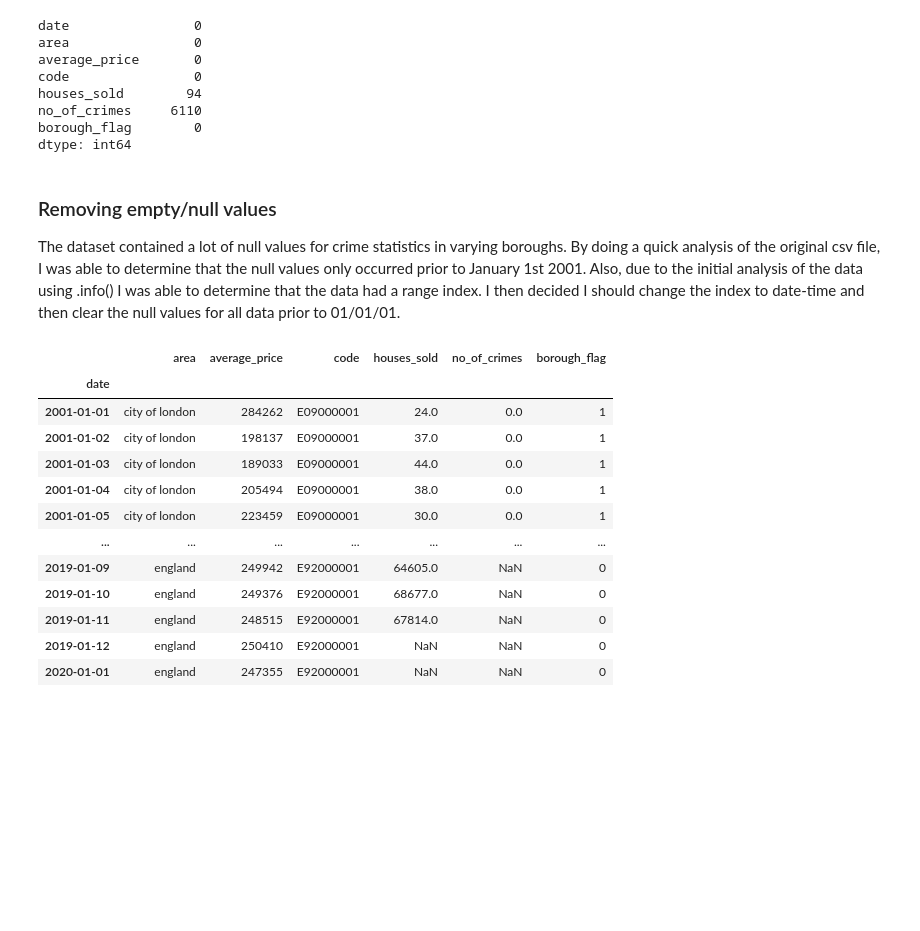
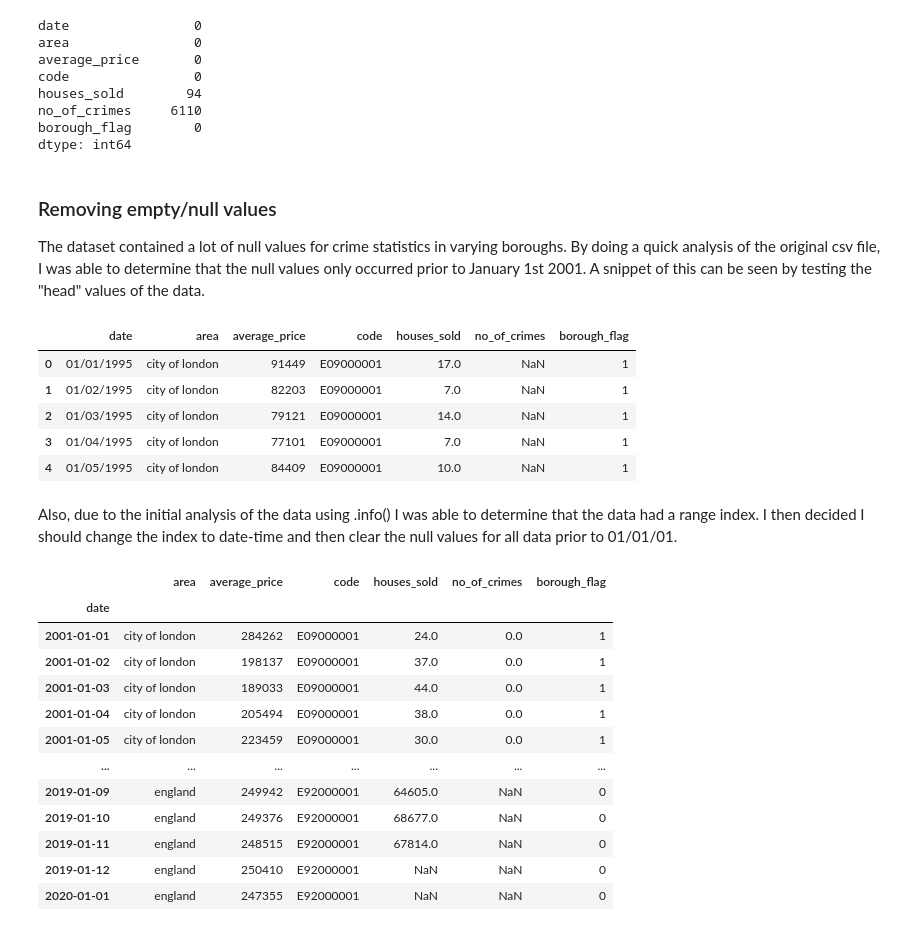
Before and after one commit to naqashb7/london_housing_analysis_project, a Jupyter notebook: jupyter_notebooks/ETL.ipynb, the cells around one changed output. Cells and saved outputs as stored; diff of their text form; code cells hidden in the pictures; blank space fills up the shorter version.

Commit message:
Data cleaned

```diff
--- a/jupyter_notebooks/ETL.ipynb
+++ b/jupyter_notebooks/ETL.ipynb
@@ -107,7 +107,18 @@ dtype: int64
 # %% [markdown]
 ### Removing empty/null values
 
-The dataset contained a lot of null values for crime statistics in varying boroughs. By doing a quick analysis of the original csv file, I was able to determine that the null values only occurred prior to January 1st 2001. Also, due to the initial analysis of the data using .info() I was able to determine that the data had a range index. I then decided I should change the index to date-time and then clear the null values for all data prior to 01/01/01.
+The dataset contained a lot of null values for crime statistics in varying boroughs. By doing a quick analysis of the original csv file, I was able to determine that the null values only occurred prior to January 1st 2001. A snippet of this can be seen by testing the "head" values of the data.
+# %%
+monthly_variables_df.head()
+# %% [output]
+|  | date | area | average_price | code | houses_sold | no_of_crimes | borough_flag |
+| 0 | 01/01/1995 | city of london | 91449 | E09000001 | 17.0 | NaN | 1 |
+| 1 | 01/02/1995 | city of london | 82203 | E09000001 | 7.0 | NaN | 1 |
+| 2 | 01/03/1995 | city of london | 79121 | E09000001 | 14.0 | NaN | 1 |
+| 3 | 01/04/1995 | city of london | 77101 | E09000001 | 7.0 | NaN | 1 |
+| 4 | 01/05/1995 | city of london | 84409 | E09000001 | 10.0 | NaN | 1 |
+# %% [markdown]
+Also, due to the initial analysis of the data using .info() I was able to determine that the data had a range index. I then decided I should change the index to date-time and then clear the null values for all data prior to 01/01/01.
 # %%
 monthly_variables_df["date"] = pd.to_datetime(monthly_variables_df["date"])
 monthly_variables_df = monthly_variables_df.set_index("date")
```
Also changed, not shown: parts of 10 cells of this notebook, 2 other files.
